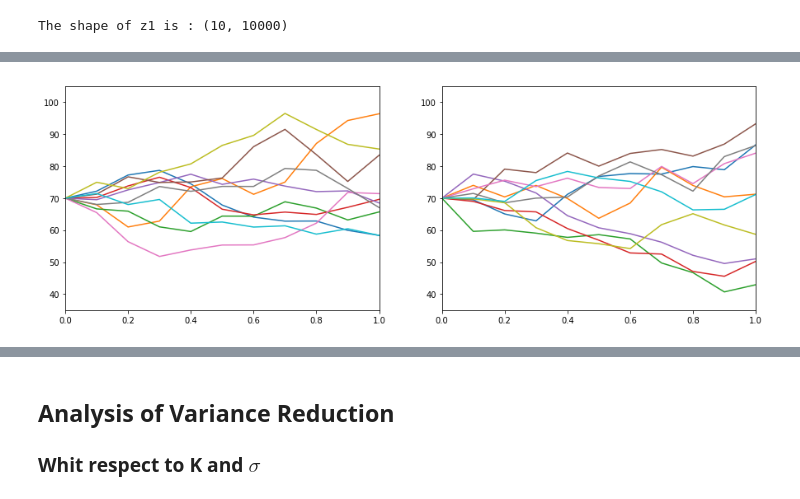
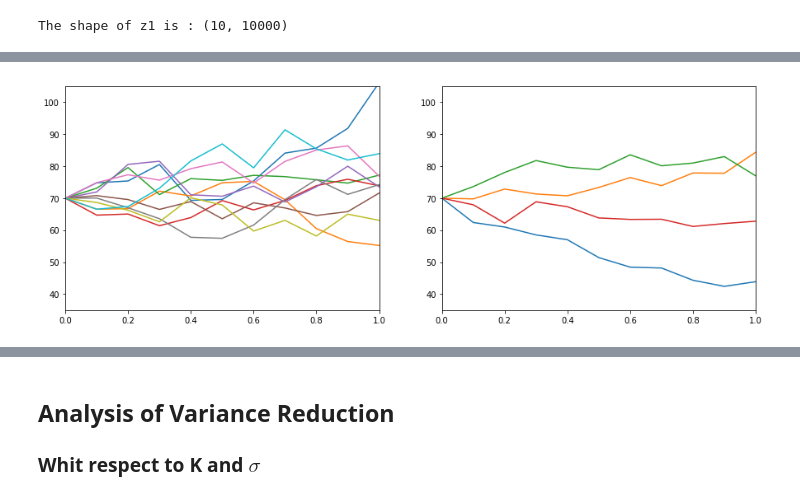
Before and after one commit to polyhedron-gdl/applied-computational-finance, a Jupyter notebook: 2020/lesson_2.ipynb, the cells around one changed output, grey strips where cells are left out. Saved outputs shown, nothing was run; the diff lists cells and outputs as text; code cells hidden in the pictures.

```diff
--- a/2020/lesson_2.ipynb
+++ b/2020/lesson_2.ipynb
@@ -245,22 +315,22 @@ S22 = np.insert(S22, 0, S0, axis=0)
 # %%
 t = np.linspace(0, T, M+1)
 
 # plotting the first n paths
 
 paths_1 = S1[:,0:10]
 fig = plt.figure(figsize=(15,5))
 axis = fig.add_subplot(121, autoscale_on=False, xlim=(0,T), ylim=(.5 * S0,1.5*S0))
 plt.plot(t, paths_1)
 
 S2 = np.append(S21, S22, axis=1)
 
-paths_1 = S2[:,0:10]
+paths_1 = S2[:,0:4]
 axis = fig.add_subplot(122, autoscale_on=False, xlim=(0,T), ylim=(.5 * S0,1.5*S0))
 plt.plot(t, paths_1)
 
 plt.show()
 # %% [output]
-[figure, old version]
+[figure, new version]
 # %%
 #
 # first estimation without antithetic variables
```
Also changed, not shown: parts of 13 cells of this notebook, 4 other files.
